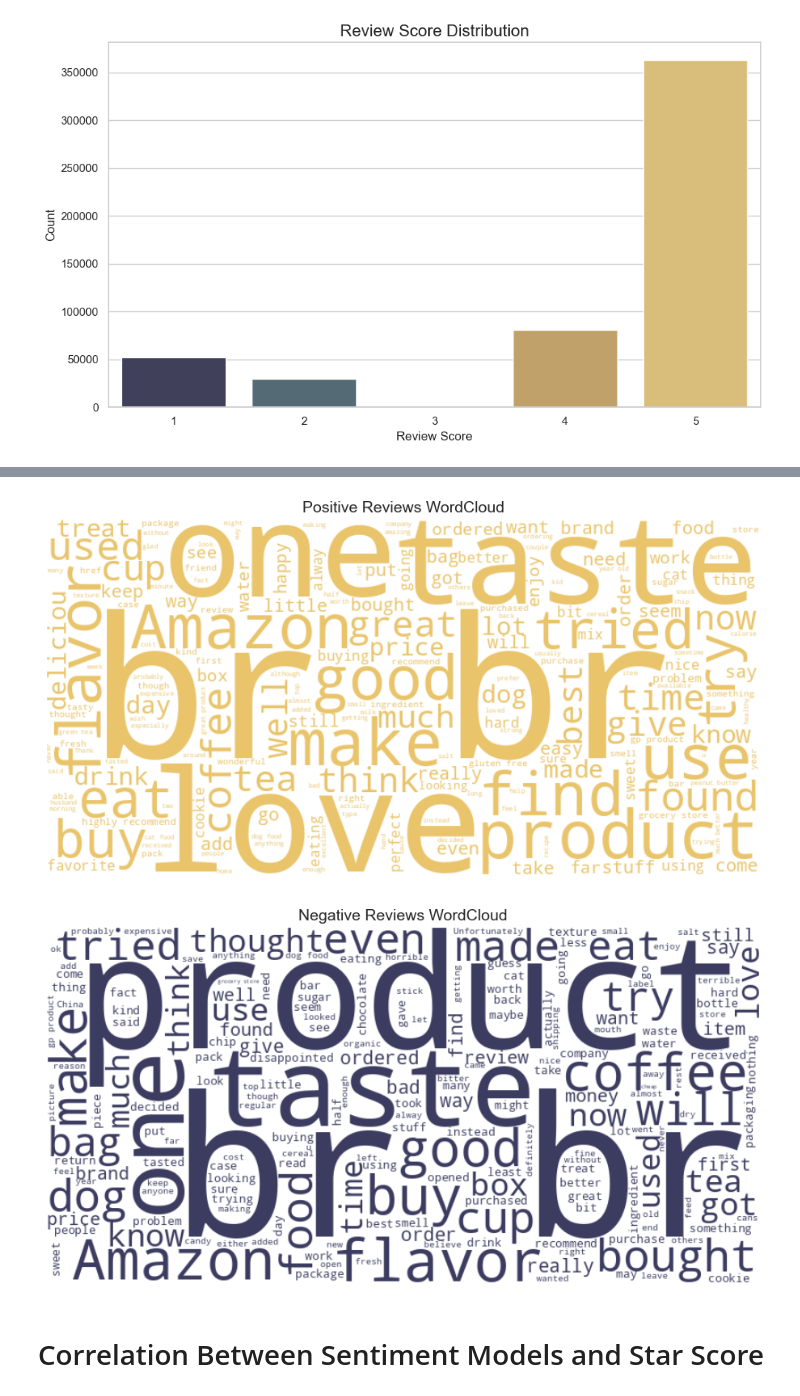
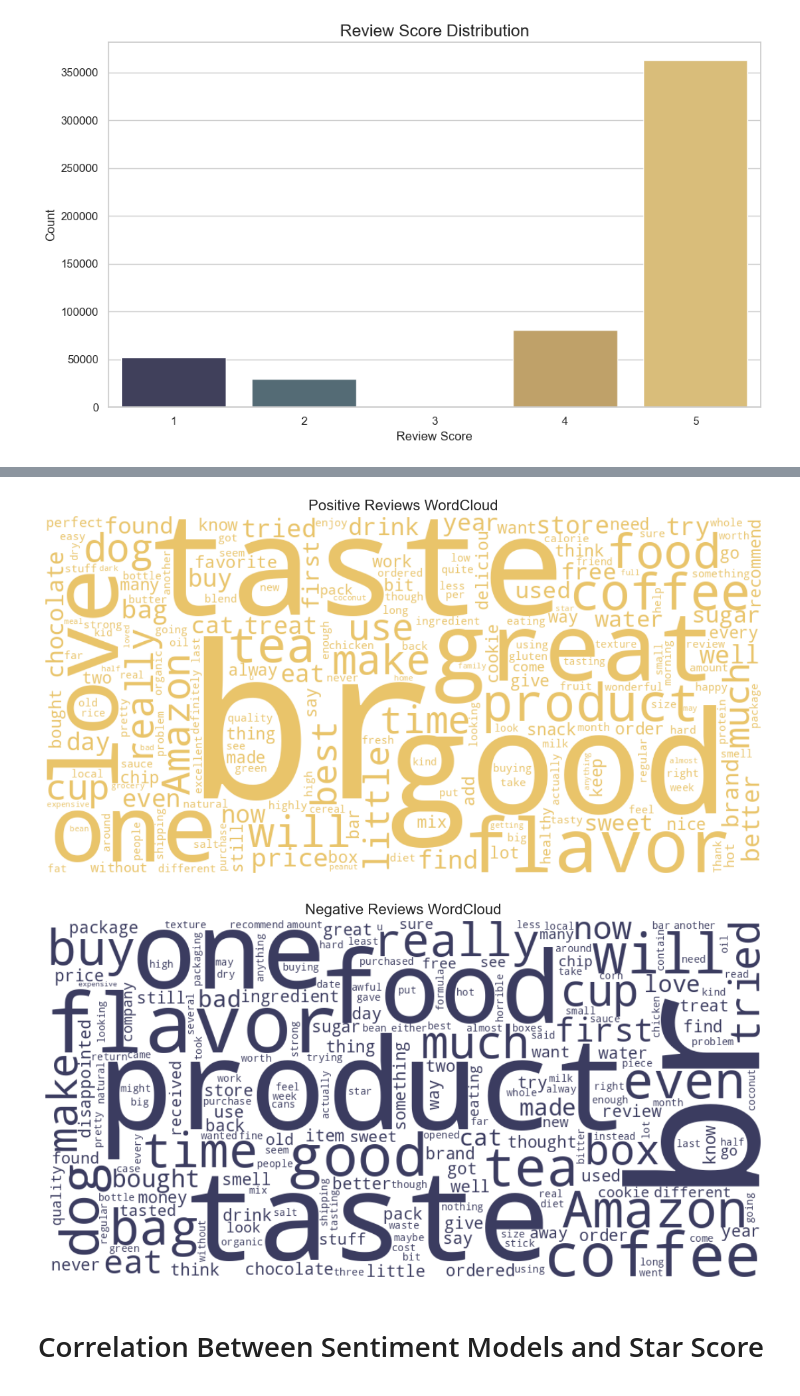
Before and after one commit to marwahfaraj/amazon-fine-food-reviews-analysis, a Jupyter notebook: notebooks/01_eda_sentiment_analysis.ipynb, the cells around one changed output, grey strips where cells are left out. Cells and saved outputs as stored; diff of their text form; code cells hidden in the pictures.

```diff
--- a/notebooks/01_eda_sentiment_analysis.ipynb
+++ b/notebooks/01_eda_sentiment_analysis.ipynb
@@ -5,8 +5,6 @@ import os
 # Add parent directory to path so we can import from scripts/
 sys.path.append(os.path.abspath(os.path.join(os.path.dirname(".."), '..')))
 # %%
-#01_eda_sentiment_analysis.ipynb
-
 # 1. Imports and setup
 import pandas as pd
 import matplotlib.pyplot as plt
@@ -17,7 +15,6 @@ from wordcloud import WordCloud
 from scripts.preprocess import load_and_clean_data
 from scripts.sentiment_analysis import apply_sentiment_scores
 from scripts.hf_sentiment_model import apply_hf_sentiment
-
 
 # Plotting style
 sns.set(style="whitegrid")
@@ -31,11 +28,11 @@ print(f"Dataset loaded: {df.shape[0]:,} rows")
 # 3. Apply TextBlob and VADER sentiment
 df = apply_sentiment_scores(df)
 
-# 4. Apply Hugging Face sentiment (sample only for speed)
-df_sample = apply_hf_sentiment(df, sample_size=1000)
+# 4. Apply Hugging Face sentiment to full dataset
+df = apply_hf_sentiment(df)
 
-# Save results for later
-df_sample.to_csv("../results/sentiment_scores.csv", index=False)
+# 5. Save full results
+df.to_csv("../results/sentiment_scores_full.csv", index=False)
 # %% [output]
 Dataset loaded: 525,814 rows
 # %% [markdown]
@@ -114,37 +142,58 @@ Passing `palette` without assigning `hue` is deprecated and will be removed in v
 # %%
+import os
+import matplotlib.pyplot as plt
+from wordcloud import WordCloud
+
 # Ensure output directory exists
 os.makedirs("../visuals/wordclouds", exist_ok=True)
 
+# Define brand colors
+GOLD = "#E9C46A"
+NAVY = "#3B3C60"
+
 # Custom color functions
 def gold_color_func(*args, **kwargs):
-    return "#E9C46A"  # light gold for positive reviews
+    return GOLD
 
 def navy_color_func(*args, **kwargs):
-    return "#3B3C60"  # deep navy for negative reviews
+    return NAVY
 
-# WordCloud generation
+# WordCloud generator
 def generate_wordcloud(text_series, label, color_func, save_path):
-    words = " ".join(text_series)
+    text = " ".join(text_series.dropna())
     wordcloud = WordCloud(
-        width=800,
-        height=400,
-        background_color='white'
-    ).generate(words)
+        width=1000,
+        height=500,
+        background_color='white',
+        max_words=200,
+        collocations=False
+    ).generate(text)
 
-    plt.figure(figsize=(10, 5))
+    plt.figure(figsize=(12, 6))
     plt.imshow(wordcloud.recolor(color_func=color_func), interpolation='bilinear')
     plt.axis("off")
-    plt.title(f"{label} Reviews WordCloud", fontsize=14)
+    plt.title(f"{label} Reviews WordCloud", fontsize=16)
     plt.tight_layout()
     plt.savefig(save_path)
     plt.show()
 
-# Generate brand-colored wordclouds
-generate_wordcloud(df[df['label'] == 1]['Text'], 'Positive', gold_color_func, '../visuals/wordclouds/positive_reviews.png')
-generate_wordcloud(df[df['label'] == 0]['Text'], 'Negative', navy_color_func, '../visuals/wordclouds/negative_reviews.png')
+# Generate Positive (Gold) and Negative (Navy) wordclouds
+generate_wordcloud(
+    df[df["label"] == 1]["Text"],
+    label="Positive",
+    color_func=gold_color_func,
+    save_path="../visuals/wordclouds/positive_reviews.png"
+)
+
+generate_wordcloud(
+    df[df["label"] == 0]["Text"],
+    label="Negative",
+    color_func=navy_color_func,
+    save_path="../visuals/wordclouds/negative_reviews.png"
+)
 # %% [output]
-[figure, old version]
+[figure, new version]
-[figure, old version]
+[figure, new version]
 # %% [markdown]
 # Correlation Between Sentiment Models and Star Score
 # %%
```
Also changed, not shown: parts of 12 cells of this notebook, 24 other files.
